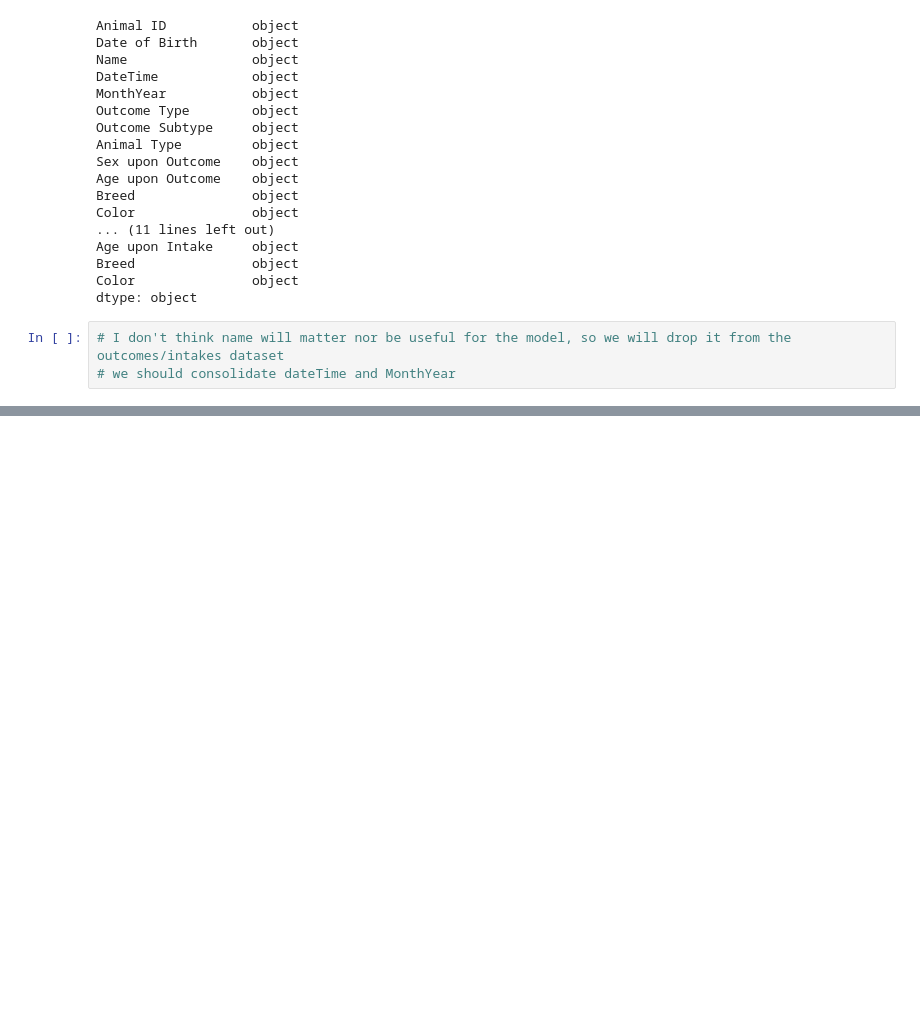
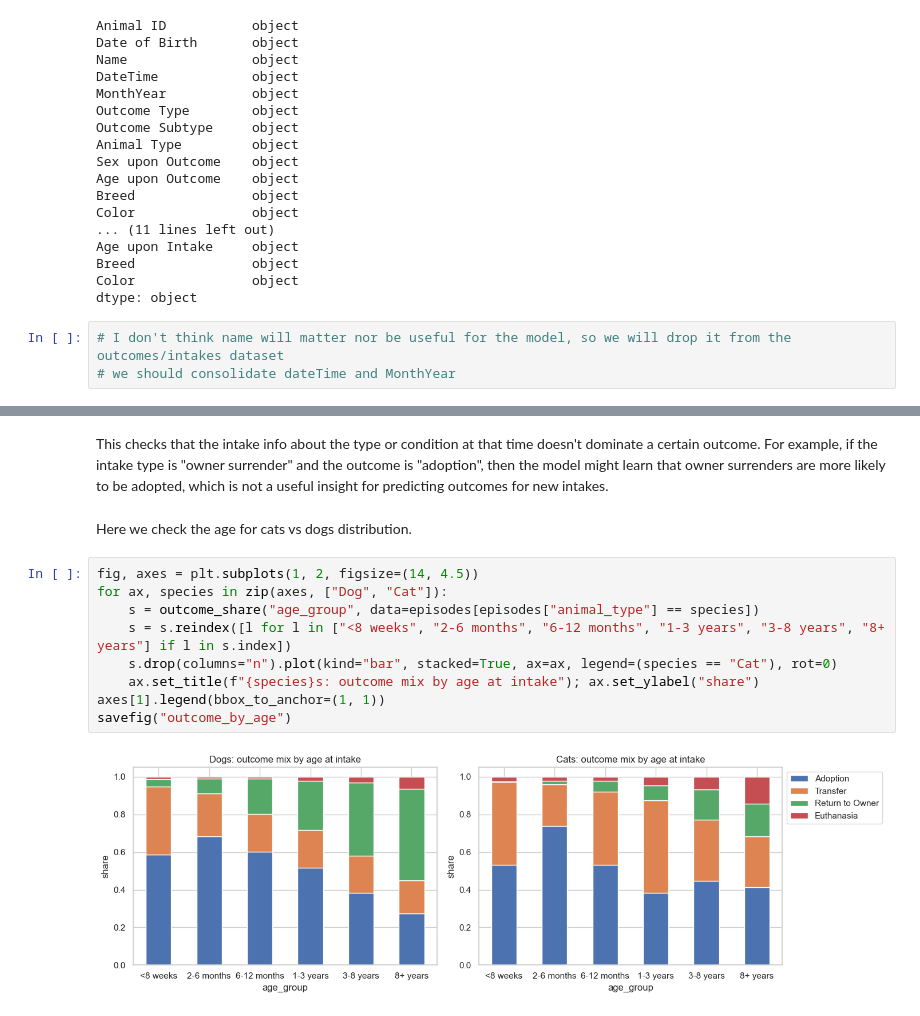
Before and after one commit to annahauk/adoptionML, a Jupyter notebook: eda/austindataprocessing.ipynb, the cells around one changed output, grey strips where cells are left out. Saved outputs shown, nothing was run; the diff lists cells and outputs as text; blank space fills up the shorter version.

```diff
--- a/eda/austindataprocessing.ipynb
+++ b/eda/austindataprocessing.ipynb
@@ -386,0 +601,15 @@ merged_df.head()
+# %% [markdown]
+This checks that the intake info about the type or condition at that time doesn't dominate a certain outcome. For example, if the intake type is "owner surrender" and the outcome is "adoption", then the model might learn that owner surrenders are more likely to be adopted, which is not a useful insight for predicting outcomes for new intakes.
+# %% [markdown]
+Here we check the age for cats vs dogs distribution.
+# %%
+fig, axes = plt.subplots(1, 2, figsize=(14, 4.5))
+for ax, species in zip(axes, ["Dog", "Cat"]):
+    s = outcome_share("age_group", data=episodes[episodes["animal_type"] == species])
+    s = s.reindex([l for l in ["<8 weeks", "2-6 months", "6-12 months", "1-3 years", "3-8 years", "8+ years"] if l in s.index])
+    s.drop(columns="n").plot(kind="bar", stacked=True, ax=ax, legend=(species == "Cat"), rot=0)
+    ax.set_title(f"{species}s: outcome mix by age at intake"); ax.set_ylabel("share")
+axes[1].legend(bbox_to_anchor=(1, 1))
+savefig("outcome_by_age")
+# %% [output]
+[figure, added]
```
Also changed, not shown: parts of 55 cells of this notebook, 8 other files.
